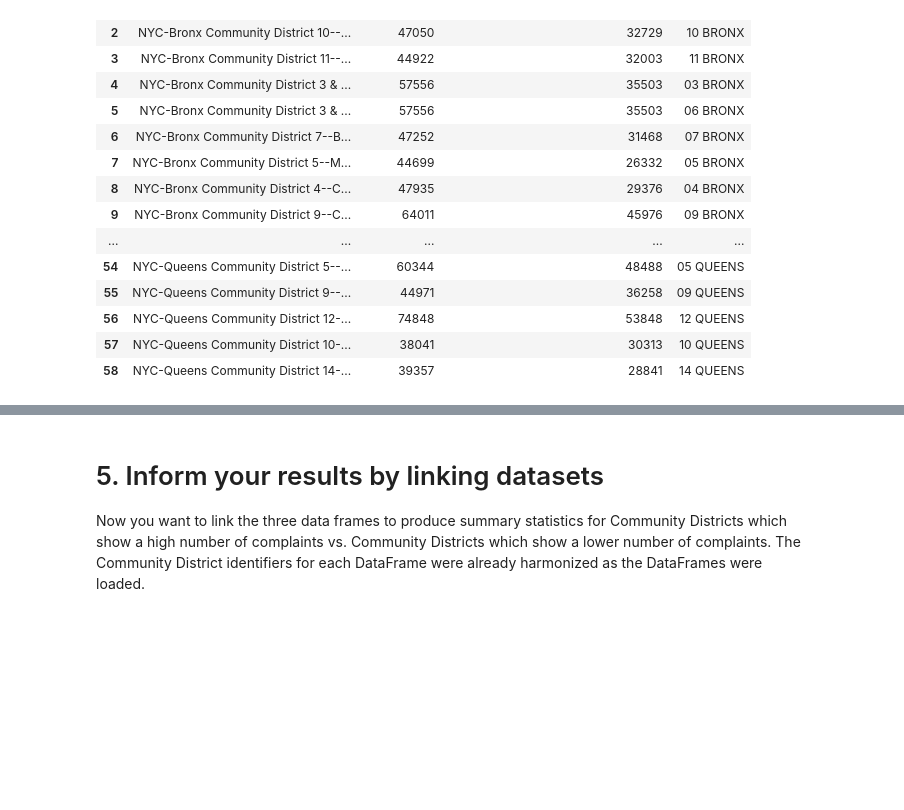
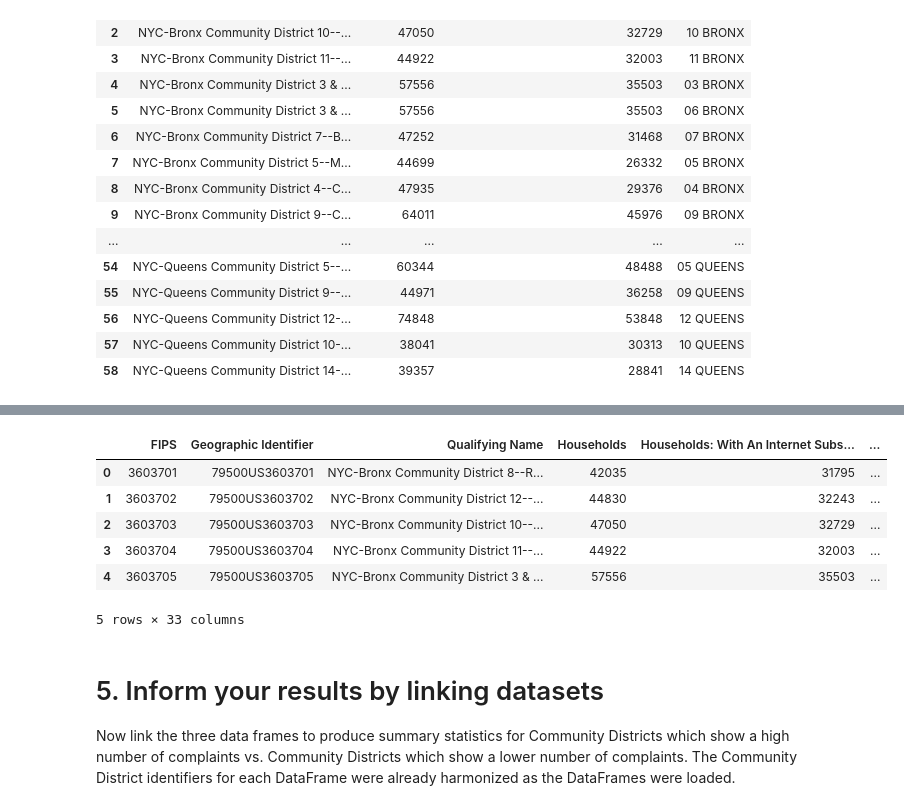
Before and after one commit to sighthnd/PUI2016_ss4977, a Jupyter notebook: HW8_ss4977/HW8_Asg2_ss4977.ipynb, the cells around one changed output, grey strips where cells are left out. Saved outputs shown, nothing was run; the diff lists cells and outputs as text; code cells hidden in the pictures; blank space fills up the shorter version.

```diff
--- a/HW8_ss4977/HW8_Asg2_ss4977.ipynb
+++ b/HW8_ss4977/HW8_Asg2_ss4977.ipynb
@@ -436,8 +457,22 @@ df_infr[mobile_flds].head(5)
+# %%
+# Aggregate internet type by high and low connections
+df_infr.rename(columns={'Households: With A Broadband Internet Subscription' : "high_speed",
+                        'Households: With Dial-Up Internet Subscription Alone' : "low_speed"},
+               inplace=True)
+df_infr.head(5)
+# %% [output]
+|  | FIPS | Geographic Identifier | Qualifying Name | Households | Households: With An Internet Subs... | ... |
+| 0 | 3603701 | 79500US3603701 | NYC-Bronx Community District 8--R... | 42035 | 31795 | ... |
+| 1 | 3603702 | 79500US3603702 | NYC-Bronx Community District 12--... | 44830 | 32243 | ... |
+| 2 | 3603703 | 79500US3603703 | NYC-Bronx Community District 10--... | 47050 | 32729 | ... |
+| 3 | 3603704 | 79500US3603704 | NYC-Bronx Community District 11--... | 44922 | 32003 | ... |
+| 4 | 3603705 | 79500US3603705 | NYC-Bronx Community District 3 & ... | 57556 | 35503 | ... |
+5 rows × 33 columns
 # %%
 # Save data frame
 # %% [markdown]
 # 5. Inform your results by linking datasets
-Now you want to link the three data frames to produce summary statistics for Community Districts which show a high number of complaints vs. Community Districts which show a lower number of complaints. The Community District identifiers for each DataFrame were already harmonized as the DataFrames were loaded.
+Now link the three data frames to produce summary statistics for Community Districts which show a high number of complaints vs. Community Districts which show a lower number of complaints. The Community District identifiers for each DataFrame were already harmonized as the DataFrames were loaded.
 # %%
 # Harmonize identifier of dataframe 1
 # %%
```
Also changed, not shown: parts of 20 cells of this notebook.
